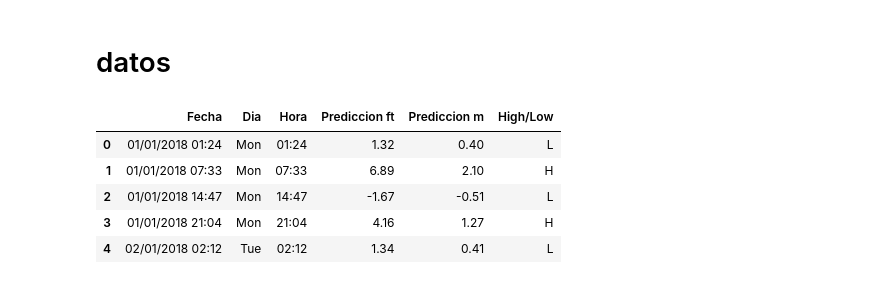
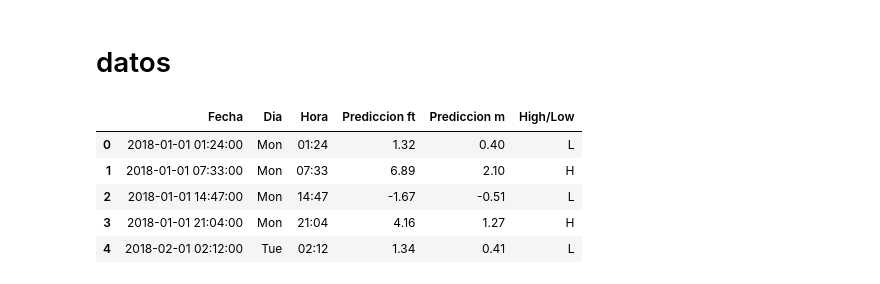
Before and after one commit to laloolea/computacional1, a Jupyter notebook: Actividad4/Ensenada.ipynb, the cells around one changed output. Cells and saved outputs as stored; diff of their text form; code cells hidden in the pictures.

```diff
--- a/Actividad4/Ensenada.ipynb
+++ b/Actividad4/Ensenada.ipynb
@@ -5,15 +5,17 @@ import matplotlib.pyplot as plt
 # %% [markdown]
 # datos
 # %%
+#todo el año
 Ens = pd.read_csv('ensenada.csv', header=None,skiprows= 1 )
 Ens.columns = ['Fecha', 'Dia', 'Hora', 'Prediccion ft', 'Prediccion m', 'High/Low']
 Ens["Fecha"] = Ens["Fecha"].map(str) +" "+ Ens["Hora"]
 Ens["Prediccion m"]= Ens["Prediccion m"] /100
+Ens['Fecha'] = pd.to_datetime(Ens['Fecha'])
 Ens.head()
 # %% [output]
 |  | Fecha | Dia | Hora | Prediccion ft | Prediccion m | High/Low |
-| 0 | 01/01/2018 01:24 | Mon | 01:24 | 1.32 | 0.40 | L |
-| 1 | 01/01/2018 07:33 | Mon | 07:33 | 6.89 | 2.10 | H |
-| 2 | 01/01/2018 14:47 | Mon | 14:47 | -1.67 | -0.51 | L |
-| 3 | 01/01/2018 21:04 | Mon | 21:04 | 4.16 | 1.27 | H |
-| 4 | 02/01/2018 02:12 | Tue | 02:12 | 1.34 | 0.41 | L |
+| 0 | 2018-01-01 01:24:00 | Mon | 01:24 | 1.32 | 0.40 | L |
+| 1 | 2018-01-01 07:33:00 | Mon | 07:33 | 6.89 | 2.10 | H |
+| 2 | 2018-01-01 14:47:00 | Mon | 14:47 | -1.67 | -0.51 | L |
+| 3 | 2018-01-01 21:04:00 | Mon | 21:04 | 4.16 | 1.27 | H |
+| 4 | 2018-02-01 02:12:00 | Tue | 02:12 | 1.34 | 0.41 | L |
```
Also changed, not shown: parts of 9 cells of this notebook.
